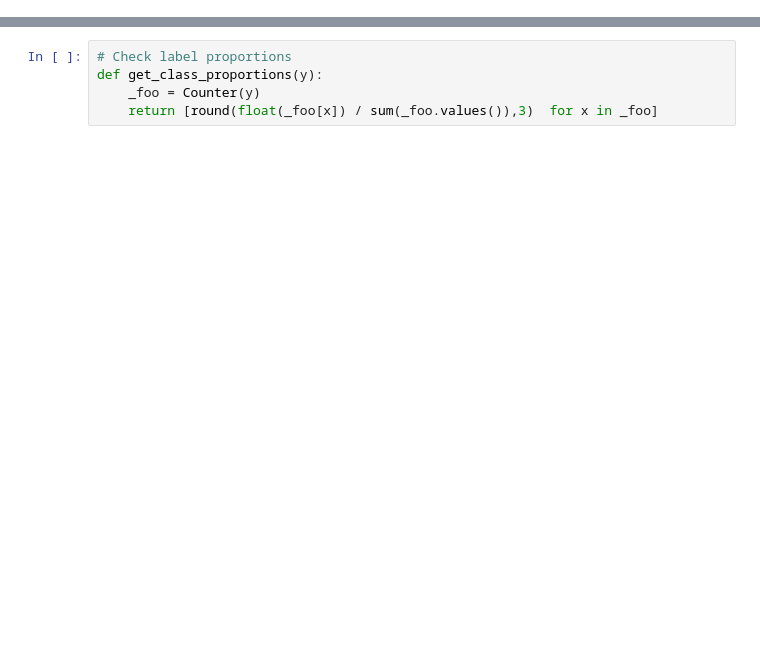
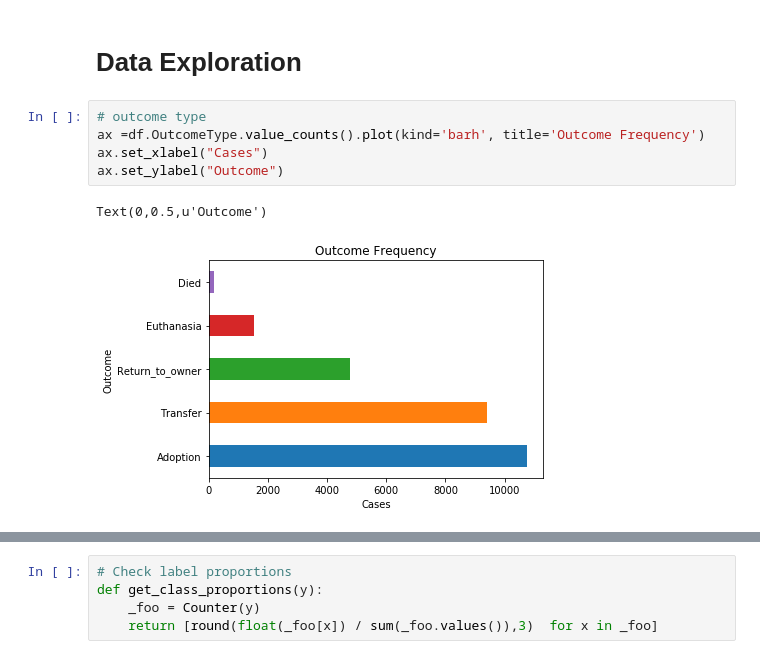
Before and after one commit to jfarrugia-uom/2017Sem03CourseWork, a Jupyter notebook: ML/Assignment/Animal Shelter 2.ipynb, the cells around one changed output, grey strips where cells are left out. Cells and saved outputs as stored; diff of their text form; blank space fills up the shorter version.

```diff
--- a/ML/Assignment/Animal Shelter 2.ipynb
+++ b/ML/Assignment/Animal Shelter 2.ipynb
@@ -218,0 +231,10 @@ def get_breed_freq(breed_counts, breed1, breed2):
+# %% [markdown]
+# Data Exploration
+# %%
+# outcome type
+ax =df.OutcomeType.value_counts().plot(kind='barh', title='Outcome Frequency')
+ax.set_xlabel("Cases")
+ax.set_ylabel("Outcome")
+# %% [output]
+Text(0,0.5,u'Outcome')
+[figure, added]
```
Also changed, not shown: parts of 57 cells of this notebook, 1 other file.
